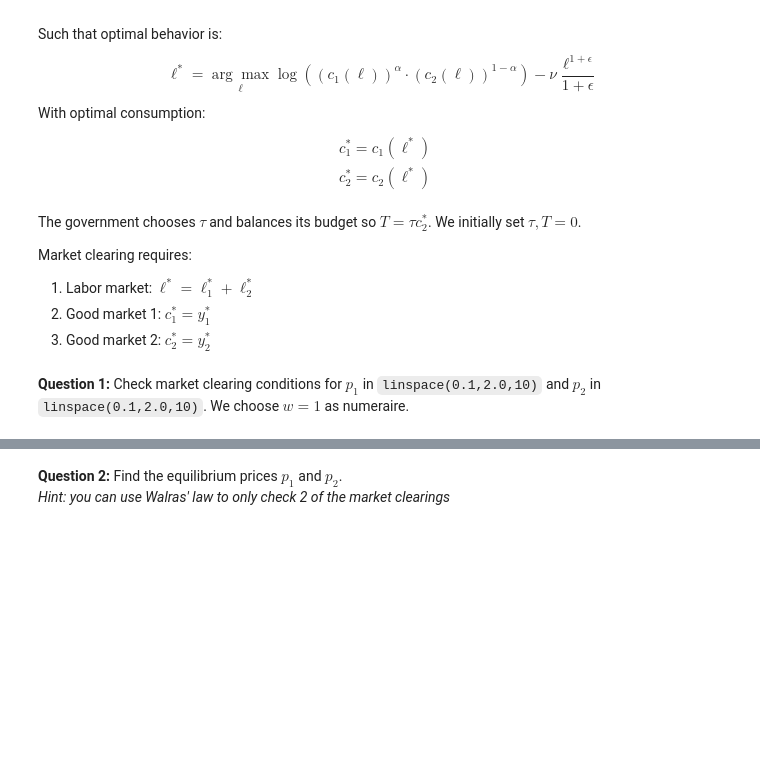
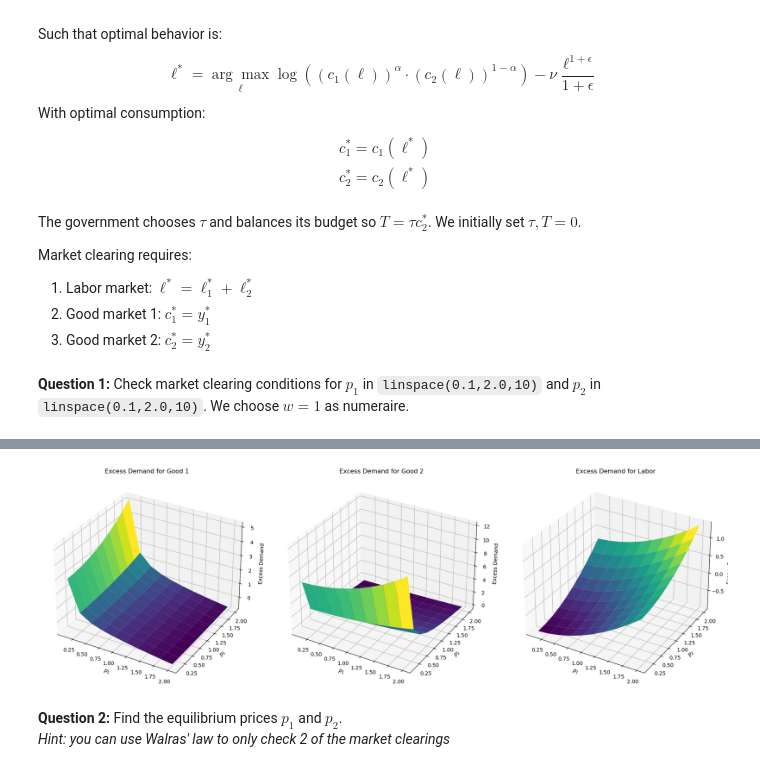
Before and after one commit to NumEconCopenhagen/projects-2024-carl-emil-nicholas-og-christian, a Jupyter notebook: inauguralproject/exam_2024 opgave 3.ipynb, the cells around one changed output, grey strips where cells are left out. Drawn from its saved outputs; the diff is of its cells as text; code cells hidden in the pictures; blank space fills up the shorter version.

```diff
--- a/inauguralproject/exam_2024 opgave 3.ipynb
+++ b/inauguralproject/exam_2024 opgave 3.ipynb
@@ -166,0 +192,69 @@ ImportError: cannot import name 'EconomicModel' from 'examproject' (/Users/chris
+# %%
+#Question 1
+
+# Check market clearing conditions
+p1_values = np.linspace(0.1, 2.0, 10)
+p2_values = np.linspace(0.1, 2.0, 10)
+
+excess_demand_good1 = np.zeros((len(p1_values), len(p2_values)))
+excess_demand_good2 = np.zeros((len(p1_values), len(p2_values)))
+excess_demand_labor = np.zeros((len(p1_values), len(p2_values)))
+
+results = []
+
+for i, p1 in enumerate(p1_values):
+    for j, p2 in enumerate(p2_values):
+        l_opt = find_optimal_l(par, p1, p2, par.w, par.tau, par.T)
+        lj1 = firm_labor_supply(p1, par.w, par.A, par.gamma)
+        lj2 = firm_labor_supply(p2, par.w, par.A, par.gamma)
+        y1 = firm_output(lj1, par.A, par.gamma)
+        y2 = firm_output(lj2, par.A, par.gamma)
+        pi1 = firm_profits(p1, par.w, lj1, par.A, par.gamma)
+        pi2 = firm_profits(p2, par.w, lj2, par.A, par.gamma)
+
+        c1_opt = c1(par.w * l_opt, par.T, pi1, pi2, par.alpha, p1)
+        c2_opt = c2(par.w * l_opt, par.T, pi1, pi2, par.alpha, p2, par.tau)
+
+        excess_demand_good1[i, j] = c1_opt - y1
+        excess_demand_good2[i, j] = c2_opt - y2
+        excess_demand_labor[i, j] = (lj1 + lj2) - l_opt
+
+        results.append((p1, p2, excess_demand_good1[i, j], excess_demand_good2[i, j], excess_demand_labor[i, j]))
+
+    # Print results
+print("Excess Demand for Goods and Labor:")
+for p1, p2, ed_g1, ed_g2, ed_l in results:
+    print(f"p1={p1:.2f}, p2={p2:.2f} -> Excess Demand for Good 1: {ed_g1:.4f}, Excess Demand for Good 2: {ed_g2:.4f}, Excess Demand for Labor: {ed_l:.4f}")
+
+# Create 3D plots
+p1_grid, p2_grid = np.meshgrid(p1_values, p2_values)
+
+fig = plt.figure(figsize=(19, 6))
+
+# Excess Demand for Good 1
+ax1 = fig.add_subplot(131, projection='3d')
+ax1.plot_surface(p1_grid, p2_grid, excess_demand_good1.T, cmap='viridis')
+ax1.set_title('Excess Demand for Good 1')
+ax1.set_xlabel('$p_1$')
+ax1.set_ylabel('$p_2$')
+ax1.set_zlabel('Excess Demand')
+
+# Excess Demand for Good 2
+ax2 = fig.add_subplot(132, projection='3d')
+ax2.plot_surface(p1_grid, p2_grid, excess_demand_good2.T, cmap='viridis')
+ax2.set_title('Excess Demand for Good 2')
+ax2.set_xlabel('$p_1$')
+ax2.set_ylabel('$p_2$')
+ax2.set_zlabel('Excess Demand')
+
+# Excess Demand for Labor
+ax3 = fig.add_subplot(133, projection='3d')
+ax3.plot_surface(p1_grid, p2_grid, excess_demand_labor.T, cmap='viridis')
+ax3.set_title('Excess Demand for Labor')
+ax3.set_xlabel('$p_1$')
+ax3.set_ylabel('$p_2$')
+ax3.set_zlabel('Excess Demand')
+
+plt.tight_layout()
+plt.show()
+# %% [output]
@@ -167,3 +278,4 @@ ImportError: cannot import name 'EconomicModel' from 'examproject' (/Users/chris
+[figure, added]
 # %% [markdown]
 **Question 2:** Find the equilibrium prices $p_1$ and $p_2$.<br>
 *Hint: you can use Walras' law to only check 2 of the market clearings*
```
Also changed, not shown: parts of 13 cells of this notebook, 1 other file.
